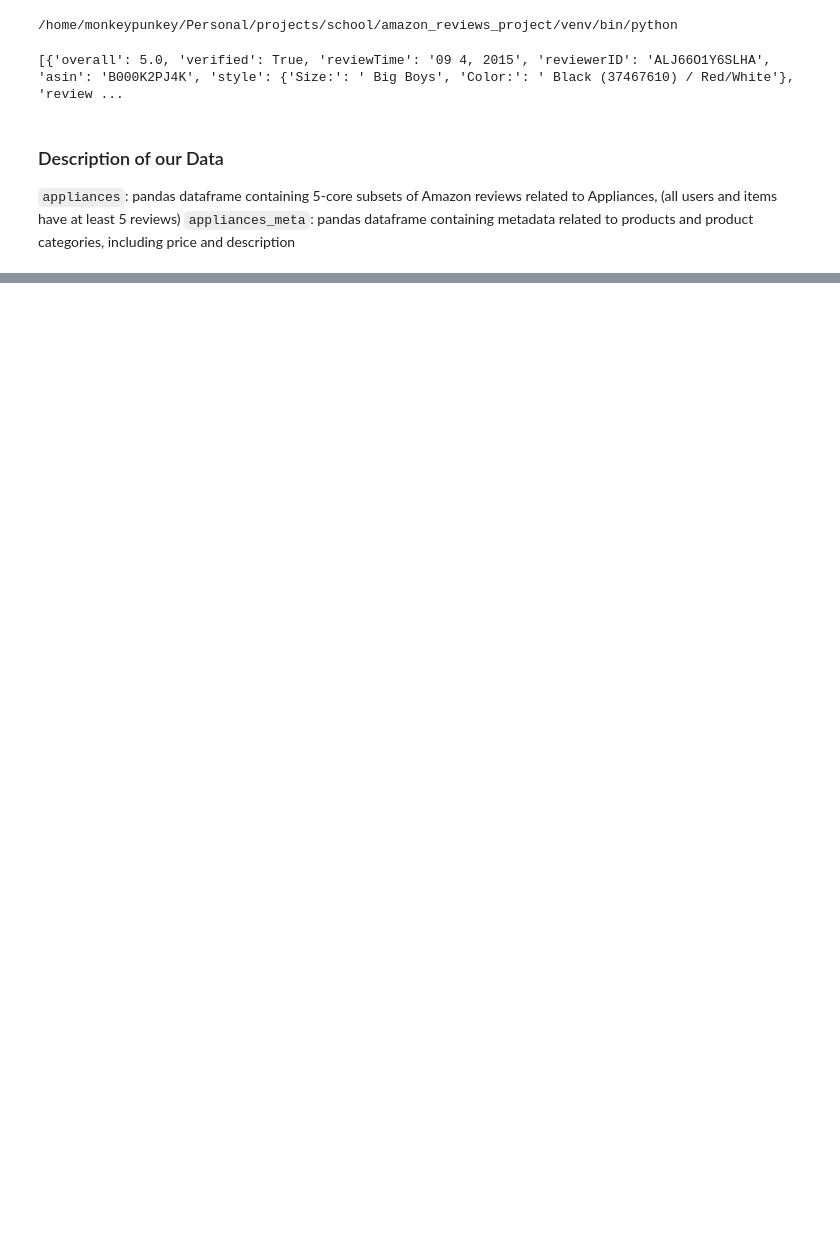
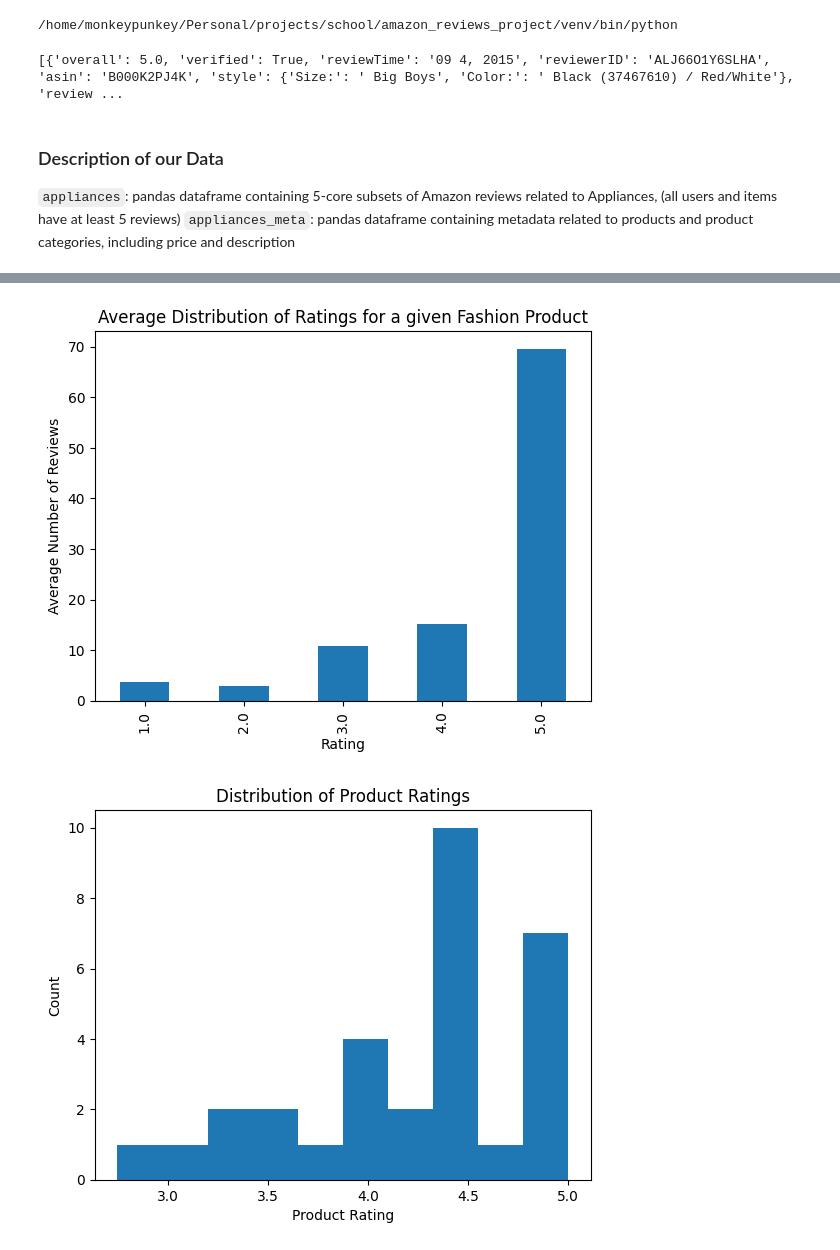
Before and after one commit to phulambrikarsia/amazon_reviews_project, a Jupyter notebook: parse_fashion_revs.ipynb, the cells around one changed output, grey strips where cells are left out. Cells and saved outputs as stored; diff of their text form; code cells hidden in the pictures; blank space fills up the shorter version.

Commit message:
Fashion product distributions

```diff
--- a/parse_fashion_revs.ipynb
+++ b/parse_fashion_revs.ipynb
@@ -79,2 +82,33 @@ fashion_df.head()
 # %%
 # appliances_meta.head()
+# %%
+# Group the data by 'asin' and calculate the distributions for each product
+fashion_distr_df = fashion_df.groupby('asin')['overall'].value_counts().unstack(fill_value=0)
+
+# Group the data by 'asin' and calculate the average rating for each product
+mean_df = fashion_df.groupby('asin')['overall'].mean()
+
+# Average the distributions for each product
+average_distribution_df = fashion_distr.mean()
+
+# Plot the average distribution using matplotlib
+
+average_distribution_df.plot(kind='bar')
+plt.xlabel('Rating')
+plt.ylabel('Average Number of Reviews')
+plt.title('Average Distribution of Ratings for a given Fashion Product')
+
+plt.show()
+
+# Plot the mean rating for each product using matplotlib
+
+plt.hist(mean_df, bins=10)
+
+plt.xlabel('Product Rating')
+plt.ylabel('Count')
+plt.title('Distribution of Product Ratings')
+
+plt.show()
+# %% [output]
+[figure, added]
+[figure, added]
```
Also changed, not shown: parts of 1 cell of this notebook.
